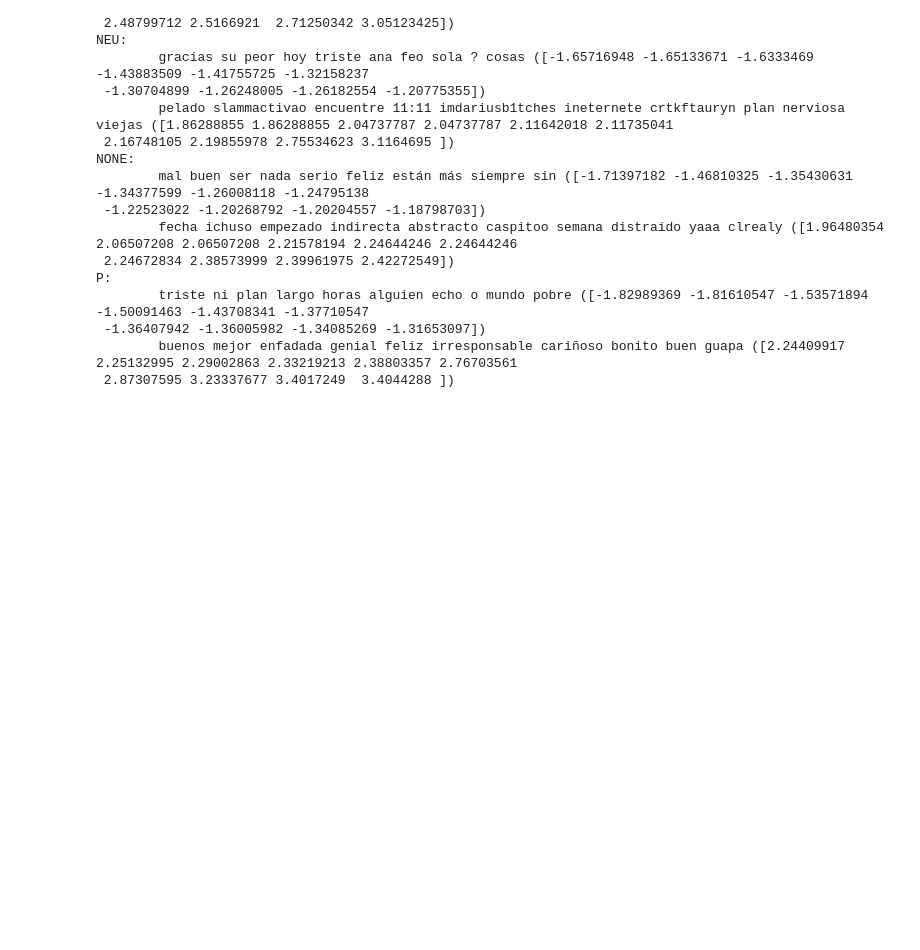
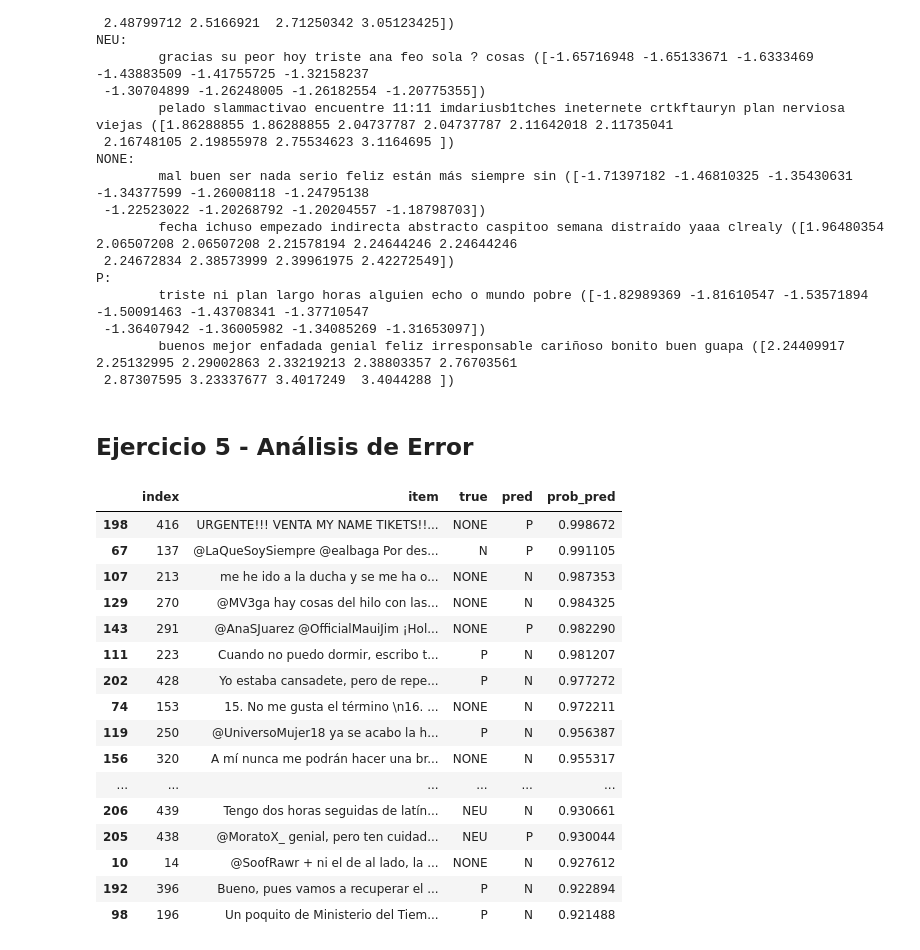
Before and after one commit to camporeale/PLN-2019, a Jupyter notebook: sentiment/Ejercicios Practico 2.ipynb, the cells around one changed output. Cells and saved outputs as stored; diff of their text form; code cells hidden in the pictures; blank space fills up the shorter version.

```diff
--- a/sentiment/Ejercicios Practico 2.ipynb
+++ b/sentiment/Ejercicios Practico 2.ipynb
@@ -200,3 +228,49 @@ P:
  -1.36407942 -1.36005982 -1.34085269 -1.31653097])
         buenos mejor enfadada genial feliz irresponsable cariñoso bonito buen guapa ([2.24409917 2.25132995 2.29002863 2.33219213 2.38803357 2.76703561
  2.87307595 3.23337677 3.4017249  3.4044288 ])
+# %% [markdown]
+## Ejercicio 5 - Análisis de Error
+# %%
+y_pred = pipeline_lr.predict(X_dev)
+# %%
+# Calculamos probabilidades
+y_proba = pipeline_lr.predict_proba(X_dev)
+# %%
+# Creamos un dataframe con los tweets mal clasificados, ordenados por los que tuvieron probabilidad más alta sobre
+# clase errónea (aquellos sobre los que el clasificador tenía más seguridad en su predicción)
+errors = []
+probs = {"N":0,"NEU":1,"NONE":2,"P":3}
+
+for i,(x, y1, y2, proba) in enumerate(zip(X_dev, y_dev, y_pred, y_proba )):
+    if y1 != y2:
+        diff = proba
+        errors.append({
+            'index':i,
+            'item': x,
+            'true': y1,
+            'pred': y2,
+            'prob_pred': proba[probs[y2]],
+            })
+
+errdf = pd.DataFrame(errors,columns=['index','item','true','pred','prob_pred'])
+errdf.sort_values('prob_pred', inplace=True,ascending=False)
+# %%
+errdf[0:20]
+# %% [output]
+|  | index | item | true | pred | prob_pred |
+| 198 | 416 | URGENTE!!! VENTA MY NAME TIKETS!!... | NONE | P | 0.998672 |
+| 67 | 137 | @LaQueSoySiempre @ealbaga Por des... | N | P | 0.991105 |
+| 107 | 213 | me he ido a la ducha y se me ha o... | NONE | N | 0.987353 |
+| 129 | 270 | @MV3ga hay cosas del hilo con las... | NONE | N | 0.984325 |
+| 143 | 291 | @AnaSJuarez @OfficialMauiJim ¡Hol... | NONE | P | 0.982290 |
+| 111 | 223 | Cuando no puedo dormir, escribo t... | P | N | 0.981207 |
+| 202 | 428 | Yo estaba cansadete, pero de repe... | P | N | 0.977272 |
+| 74 | 153 | 15. No me gusta el término \n16. ... | NONE | N | 0.972211 |
+| 119 | 250 | @UniversoMujer18 ya se acabo la h... | P | N | 0.956387 |
+| 156 | 320 | A mí nunca me podrán hacer una br... | NONE | N | 0.955317 |
+| ... | ... | ... | ... | ... | ... |
+| 206 | 439 | Tengo dos horas seguidas de latín... | NEU | N | 0.930661 |
+| 205 | 438 | @MoratoX_ genial, pero ten cuidad... | NEU | P | 0.930044 |
+| 10 | 14 | @SoofRawr + ni el de al lado, la ... | NONE | N | 0.927612 |
+| 192 | 396 | Bueno, pues vamos a recuperar el ... | P | N | 0.922894 |
+| 98 | 196 | Un poquito de Ministerio del Tiem... | P | N | 0.921488 |
```
Also changed, not shown: parts of 16 cells of this notebook, 1 other file.
